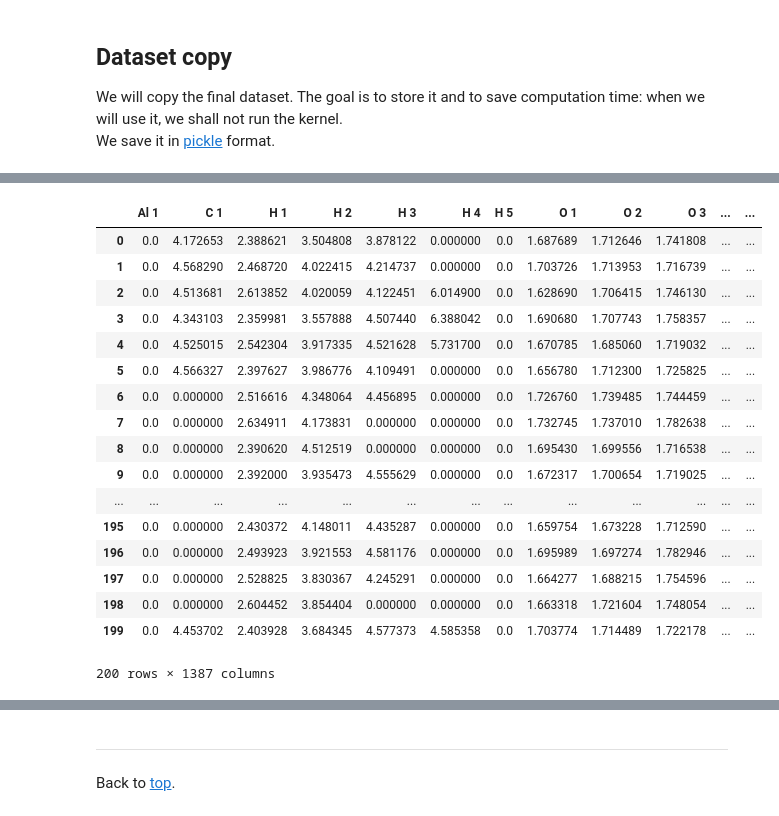
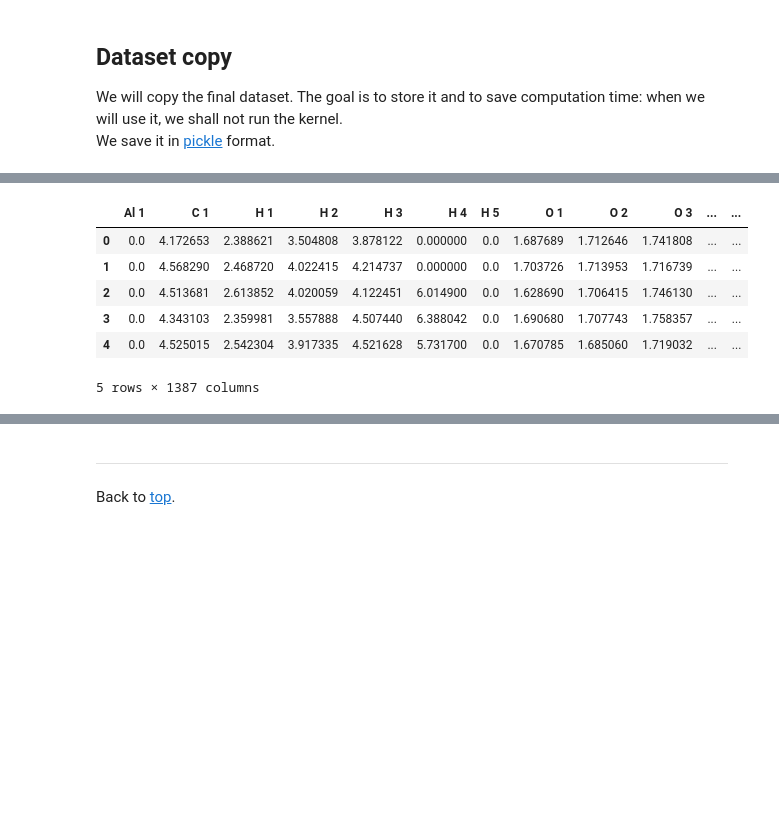
Before and after one commit to LucasLherbier/machine-learning-perturbation-theory, a Jupyter notebook: models/MLPT_Distance.ipynb, the cells around one changed output, grey strips where cells are left out. Drawn from its saved outputs; the diff is of its cells as text; code cells hidden in the pictures; blank space fills up the shorter version.

```diff
--- a/models/MLPT_Distance.ipynb
+++ b/models/MLPT_Distance.ipynb
@@ -380,25 +380,14 @@ Processing time: 789.08 s
 # %%
 data_distance_new = pd.read_pickle("./data_distance.pkl")
-data_distance_new
+data_distance_new.head()
 # %% [output]
 |  | Al 1 | C 1 | H 1 | H 2 | H 3 | H 4 | H 5 | O 1 | O 2 | O 3 | ... | ... |
 | 0 | 0.0 | 4.172653 | 2.388621 | 3.504808 | 3.878122 | 0.000000 | 0.0 | 1.687689 | 1.712646 | 1.741808 | ... | ... |
 | 1 | 0.0 | 4.568290 | 2.468720 | 4.022415 | 4.214737 | 0.000000 | 0.0 | 1.703726 | 1.713953 | 1.716739 | ... | ... |
 | 2 | 0.0 | 4.513681 | 2.613852 | 4.020059 | 4.122451 | 6.014900 | 0.0 | 1.628690 | 1.706415 | 1.746130 | ... | ... |
 | 3 | 0.0 | 4.343103 | 2.359981 | 3.557888 | 4.507440 | 6.388042 | 0.0 | 1.690680 | 1.707743 | 1.758357 | ... | ... |
 | 4 | 0.0 | 4.525015 | 2.542304 | 3.917335 | 4.521628 | 5.731700 | 0.0 | 1.670785 | 1.685060 | 1.719032 | ... | ... |
-| 5 | 0.0 | 4.566327 | 2.397627 | 3.986776 | 4.109491 | 0.000000 | 0.0 | 1.656780 | 1.712300 | 1.725825 | ... | ... |
-| 6 | 0.0 | 0.000000 | 2.516616 | 4.348064 | 4.456895 | 0.000000 | 0.0 | 1.726760 | 1.739485 | 1.744459 | ... | ... |
-| 7 | 0.0 | 0.000000 | 2.634911 | 4.173831 | 0.000000 | 0.000000 | 0.0 | 1.732745 | 1.737010 | 1.782638 | ... | ... |
-| 8 | 0.0 | 0.000000 | 2.390620 | 4.512519 | 0.000000 | 0.000000 | 0.0 | 1.695430 | 1.699556 | 1.716538 | ... | ... |
-| 9 | 0.0 | 0.000000 | 2.392000 | 3.935473 | 4.555629 | 0.000000 | 0.0 | 1.672317 | 1.700654 | 1.719025 | ... | ... |
-| ... | ... | ... | ... | ... | ... | ... | ... | ... | ... | ... | ... | ... |
-| 195 | 0.0 | 0.000000 | 2.430372 | 4.148011 | 4.435287 | 0.000000 | 0.0 | 1.659754 | 1.673228 | 1.712590 | ... | ... |
-| 196 | 0.0 | 0.000000 | 2.493923 | 3.921553 | 4.581176 | 0.000000 | 0.0 | 1.695989 | 1.697274 | 1.782946 | ... | ... |
-| 197 | 0.0 | 0.000000 | 2.528825 | 3.830367 | 4.245291 | 0.000000 | 0.0 | 1.664277 | 1.688215 | 1.754596 | ... | ... |
-| 198 | 0.0 | 0.000000 | 2.604452 | 3.854404 | 0.000000 | 0.000000 | 0.0 | 1.663318 | 1.721604 | 1.748054 | ... | ... |
-| 199 | 0.0 | 4.453702 | 2.403928 | 3.684345 | 4.577373 | 4.585358 | 0.0 | 1.703774 | 1.714489 | 1.722178 | ... | ... |
-200 rows × 1387 columns
+5 rows × 1387 columns
 # %%
 inv_data_distance = 1/data_distance_new
 inv_data_distance = inv_data_distance.replace([np.inf, -np.inf], 0)
```
Also changed, not shown: parts of 3 cells of this notebook.
